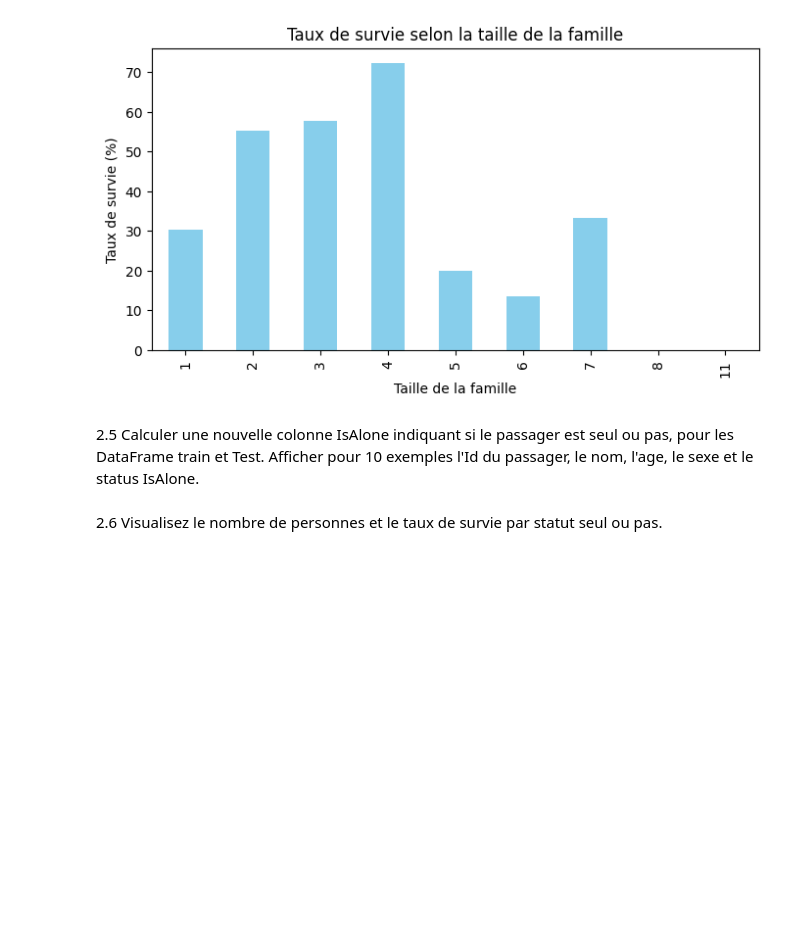
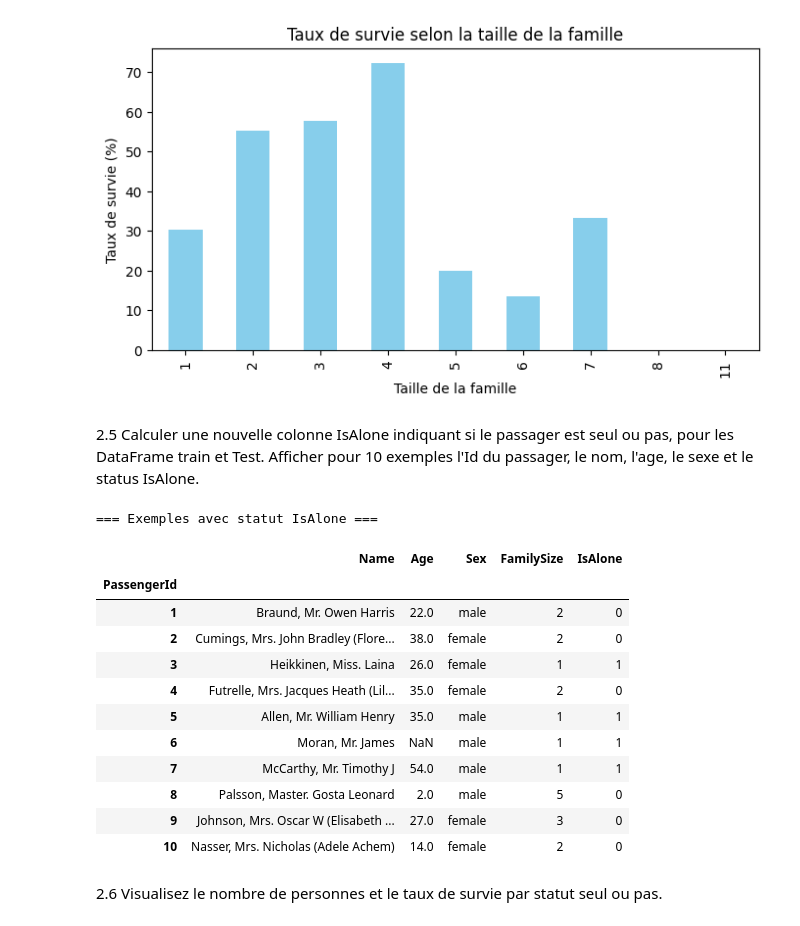
Before and after one commit to ArthurPoncin/Calculs, a Jupyter notebook: CollecteDonnees/tp_collecte.ipynb, the cells around one changed output. Saved outputs shown, nothing was run; the diff lists cells and outputs as text; code cells hidden in the pictures; blank space fills up the shorter version.

```diff
--- a/CollecteDonnees/tp_collecte.ipynb
+++ b/CollecteDonnees/tp_collecte.ipynb
@@ -224,5 +224,25 @@ plt.show()
 [figure]
 # %% [markdown]
 2.5 Calculer une nouvelle colonne IsAlone indiquant si le passager est seul ou pas, pour les DataFrame train et Test. Afficher pour 10 exemples l'Id du passager, le nom, l'age, le sexe et le status IsAlone.
+# %%
+train['IsAlone'] = (train['FamilySize'] == 1).astype(int)
+test['IsAlone'] = (test['FamilySize'] == 1).astype(int)
+
+print("=== Exemples avec statut IsAlone ===\n")
+display(train[['Name', 'Age', 'Sex', 'FamilySize', 'IsAlone']].head(10))
+# %% [output]
+=== Exemples avec statut IsAlone ===
+|  | Name | Age | Sex | FamilySize | IsAlone |
+| PassengerId |  |  |  |  |  |
+| 1 | Braund, Mr. Owen Harris | 22.0 | male | 2 | 0 |
+| 2 | Cumings, Mrs. John Bradley (Flore... | 38.0 | female | 2 | 0 |
+| 3 | Heikkinen, Miss. Laina | 26.0 | female | 1 | 1 |
+| 4 | Futrelle, Mrs. Jacques Heath (Lil... | 35.0 | female | 2 | 0 |
+| 5 | Allen, Mr. William Henry | 35.0 | male | 1 | 1 |
+| 6 | Moran, Mr. James | NaN | male | 1 | 1 |
+| 7 | McCarthy, Mr. Timothy J | 54.0 | male | 1 | 1 |
+| 8 | Palsson, Master. Gosta Leonard | 2.0 | male | 5 | 0 |
+| 9 | Johnson, Mrs. Oscar W (Elisabeth ... | 27.0 | female | 3 | 0 |
+| 10 | Nasser, Mrs. Nicholas (Adele Achem) | 14.0 | female | 2 | 0 |
 # %% [markdown]
 2.6 Visualisez le nombre de personnes et le taux de survie par statut seul ou pas.
```
Also changed, not shown: parts of 3 cells of this notebook.
